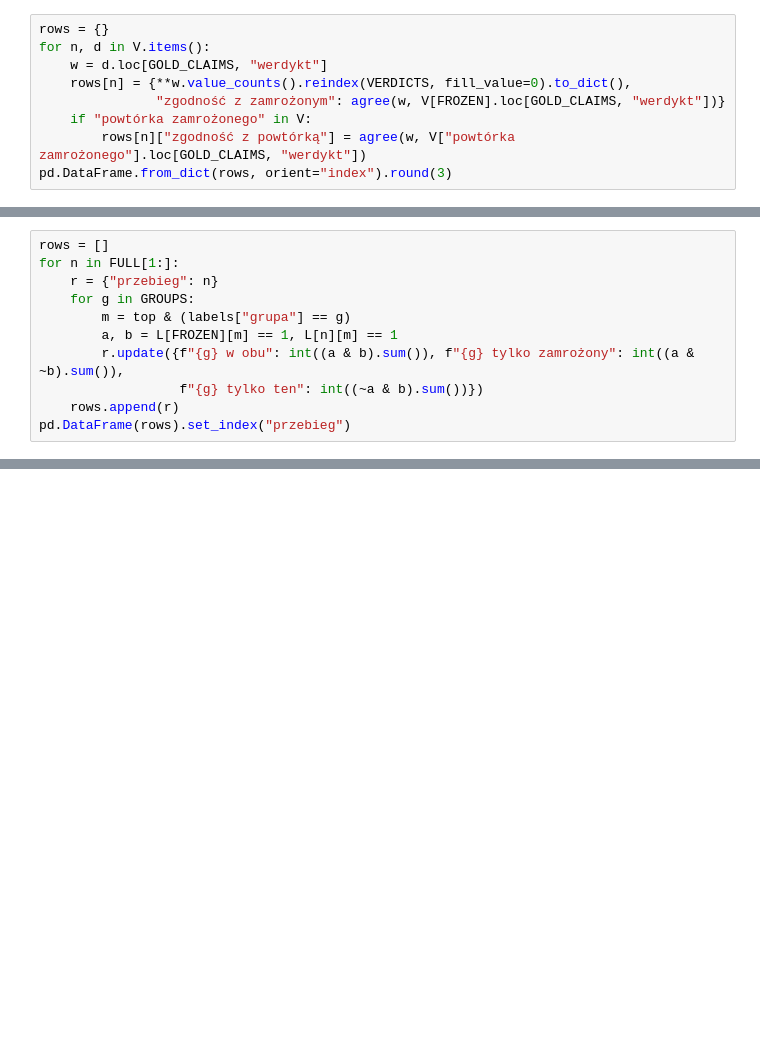
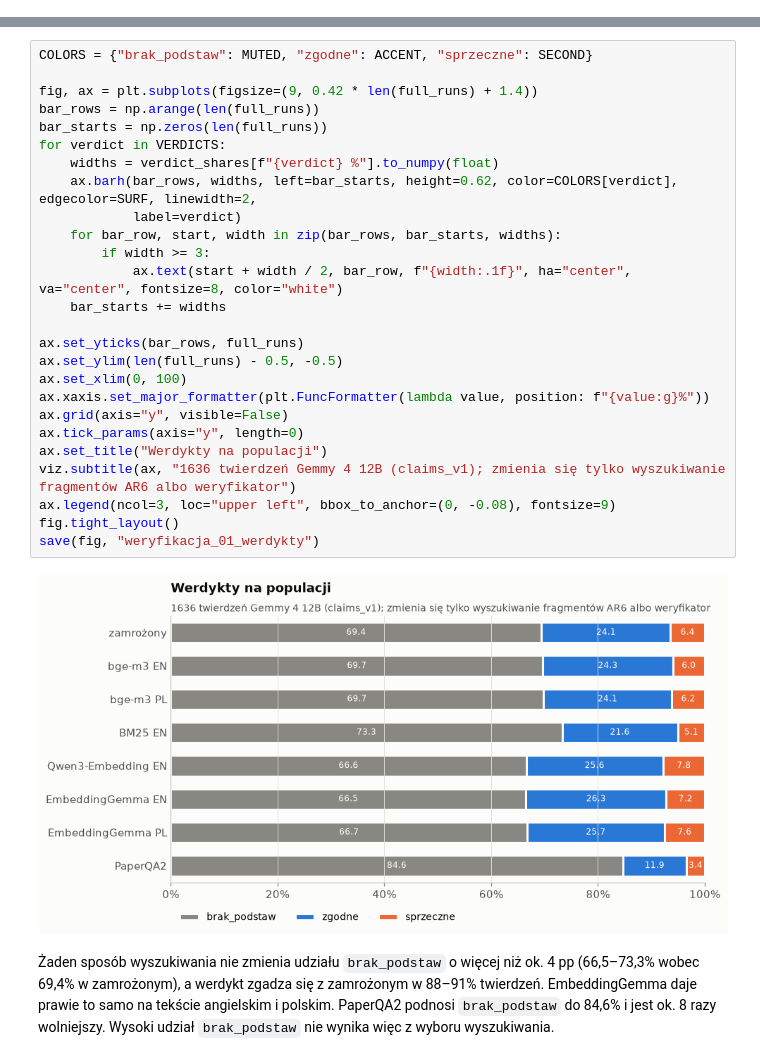
Before and after one commit to Filpus/AMC, a Jupyter notebook: notebooks/05_porownanie_weryfikacji.ipynb, the cells around one changed output, grey strips where cells are left out. Drawn from its saved outputs; the diff is of its cells as text; blank space fills up the shorter version.

```diff
--- a/notebooks/05_porownanie_weryfikacji.ipynb
+++ b/notebooks/05_porownanie_weryfikacji.ipynb
@@ -185,9 +0,0 @@ pd.DataFrame({a: {b: agree(V[a].loc[POP, "werdykt"], V[b].loc[POP, "werdykt"]) f
-# %%
-rows = {}
-for n, d in V.items():
-    w = d.loc[GOLD_CLAIMS, "werdykt"]
-    rows[n] = {**w.value_counts().reindex(VERDICTS, fill_value=0).to_dict(),
-               "zgodność z zamrożonym": agree(w, V[FROZEN].loc[GOLD_CLAIMS, "werdykt"])}
-    if "powtórka zamrożonego" in V:
-        rows[n]["zgodność z powtórką"] = agree(w, V["powtórka zamrożonego"].loc[GOLD_CLAIMS, "werdykt"])
-pd.DataFrame.from_dict(rows, orient="index").round(3)
@@ -313,11 +0,0 @@ Które wypowiedzi są sprzeczne: w obu przebiegach, tylko w zamrożonym, tylko w
-# %%
-rows = []
-for n in FULL[1:]:
-    r = {"przebieg": n}
-    for g in GROUPS:
-        m = top & (labels["grupa"] == g)
-        a, b = L[FROZEN][m] == 1, L[n][m] == 1
-        r.update({f"{g} w obu": int((a & b).sum()), f"{g} tylko zamrożony": int((a & ~b).sum()),
-                  f"{g} tylko ten": int((~a & b).sum())})
-    rows.append(r)
-pd.DataFrame(rows).set_index("przebieg")
@@ -614,0 +133,33 @@ Do decyzji:
+# %%
+COLORS = {"brak_podstaw": MUTED, "zgodne": ACCENT, "sprzeczne": SECOND}
+
+fig, ax = plt.subplots(figsize=(9, 0.42 * len(full_runs) + 1.4))
+bar_rows = np.arange(len(full_runs))
+bar_starts = np.zeros(len(full_runs))
+for verdict in VERDICTS:
+    widths = verdict_shares[f"{verdict} %"].to_numpy(float)
+    ax.barh(bar_rows, widths, left=bar_starts, height=0.62, color=COLORS[verdict], edgecolor=SURF, linewidth=2,
+            label=verdict)
+    for bar_row, start, width in zip(bar_rows, bar_starts, widths):
+        if width >= 3:
+            ax.text(start + width / 2, bar_row, f"{width:.1f}", ha="center", va="center", fontsize=8, color="white")
+    bar_starts += widths
+
+ax.set_yticks(bar_rows, full_runs)
+ax.set_ylim(len(full_runs) - 0.5, -0.5)
+ax.set_xlim(0, 100)
+ax.xaxis.set_major_formatter(plt.FuncFormatter(lambda value, position: f"{value:g}%"))
+ax.grid(axis="y", visible=False)
+ax.tick_params(axis="y", length=0)
+ax.set_title("Werdykty na populacji")
+viz.subtitle(ax, "1636 twierdzeń Gemmy 4 12B (claims_v1); zmienia się tylko wyszukiwanie fragmentów AR6 albo weryfikator")
+ax.legend(ncol=3, loc="upper left", bbox_to_anchor=(0, -0.08), fontsize=9)
+fig.tight_layout()
+save(fig, "weryfikacja_01_werdykty")
+# %% [output]
+[figure, added]
+# %% [markdown]
+Żaden sposób wyszukiwania nie zmienia udziału `brak_podstaw` o więcej niż ok. 4 pp (66,5–73,3% wobec 69,4%
+w zamrożonym), a werdykt zgadza się z zamrożonym w 88–91% twierdzeń. EmbeddingGemma daje prawie to samo na tekście
+angielskim i polskim. PaperQA2 podnosi `brak_podstaw` do 84,6% i jest ok. 8 razy wolniejszy. Wysoki udział
+`brak_podstaw` nie wynika więc z wyboru wyszukiwania.
```
Also changed, not shown: parts of 54 cells of this notebook, 10 other files.
